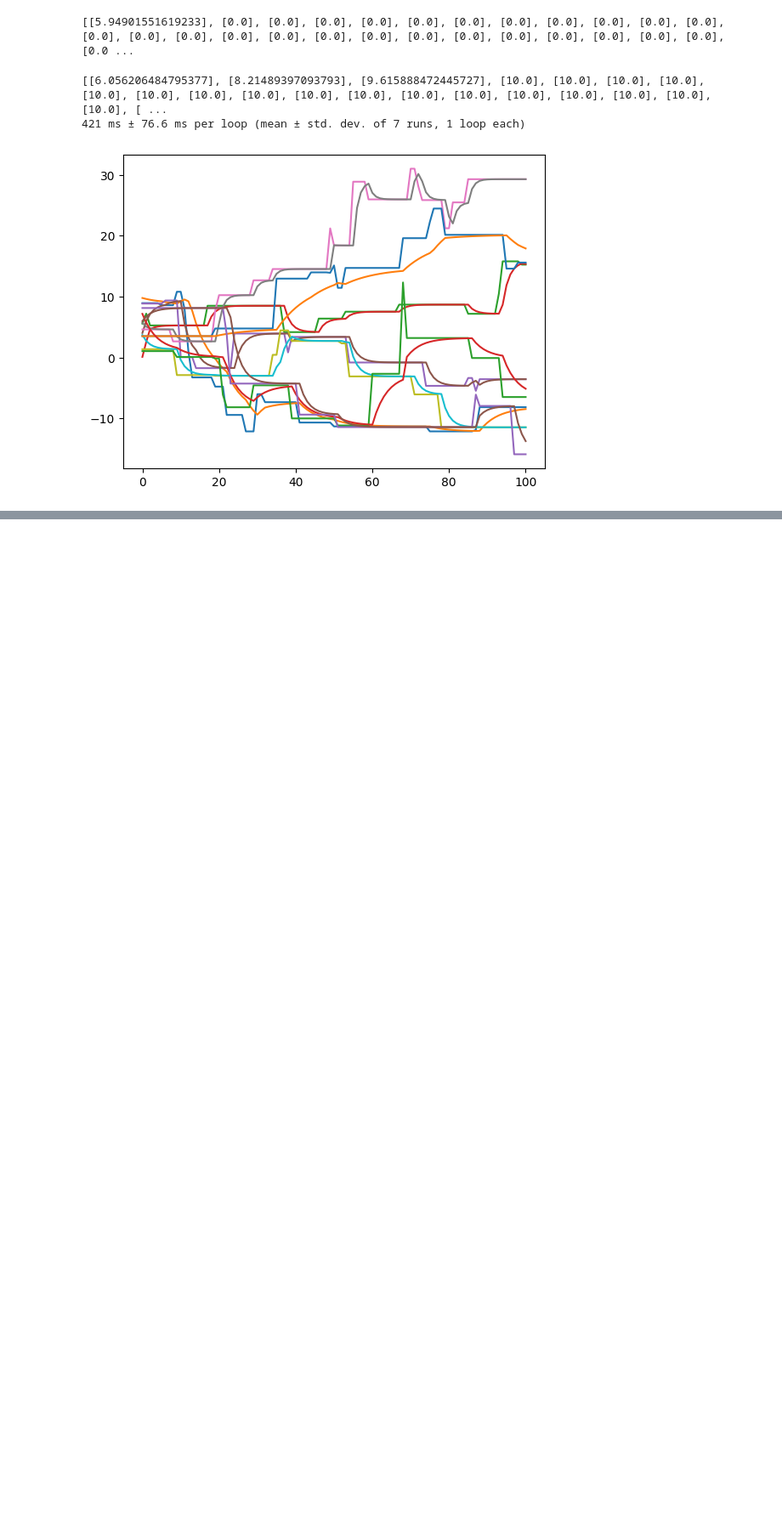
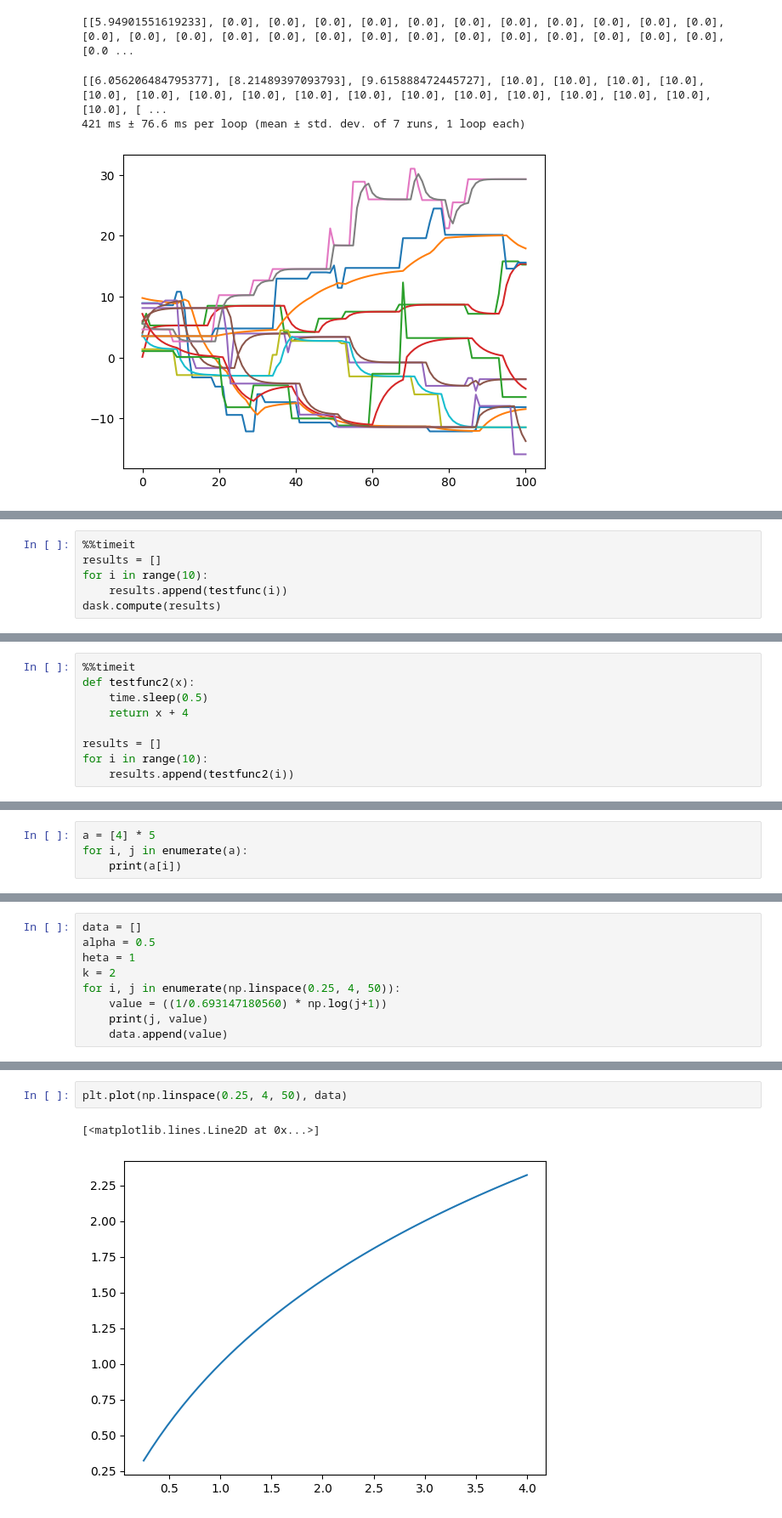
Before and after one commit to arendgeerlofs/SWB, a Jupyter notebook: timeit.ipynb, the cells around one changed output, grey strips where cells are left out. Shown at 85% size. Drawn from its saved outputs; the diff is of its cells as text; blank space fills up the shorter version.

```diff
--- a/timeit.ipynb
+++ b/timeit.ipynb
@@ -193,0 +86,6 @@ x3  0.000464  0.056845
+# %%
+%%timeit
+results = []
+for i in range(10):
+    results.append(testfunc(i))
+dask.compute(results)
@@ -193,0 +94,9 @@ x3  0.000464  0.056845
+# %%
+%%timeit
+def testfunc2(x):
+    time.sleep(0.5)
+    return x + 4
+
+results = []
+for i in range(10):
+    results.append(testfunc2(i))
@@ -193,0 +163,4 @@ x3  0.000464  0.056845
+# %%
+a = [4] * 5
+for i, j in enumerate(a):
+    print(a[i])
@@ -193,0 +200,9 @@ x3  0.000464  0.056845
+# %%
+data = []
+alpha = 0.5
+heta = 1
+k = 2
+for i, j in enumerate(np.linspace(0.25, 4, 50)):
+    value = ((1/0.693147180560) * np.log(j+1))
+    print(j, value)
+    data.append(value)
@@ -193,0 +227,5 @@ x3  0.000464  0.056845
+# %%
+plt.plot(np.linspace(0.25, 4, 50), data)
+# %% [output]
+[<matplotlib.lines.Line2D at 0x...>]
+[figure, added]
```
Also changed, not shown: parts of 35 cells of this notebook, 9 other files.
